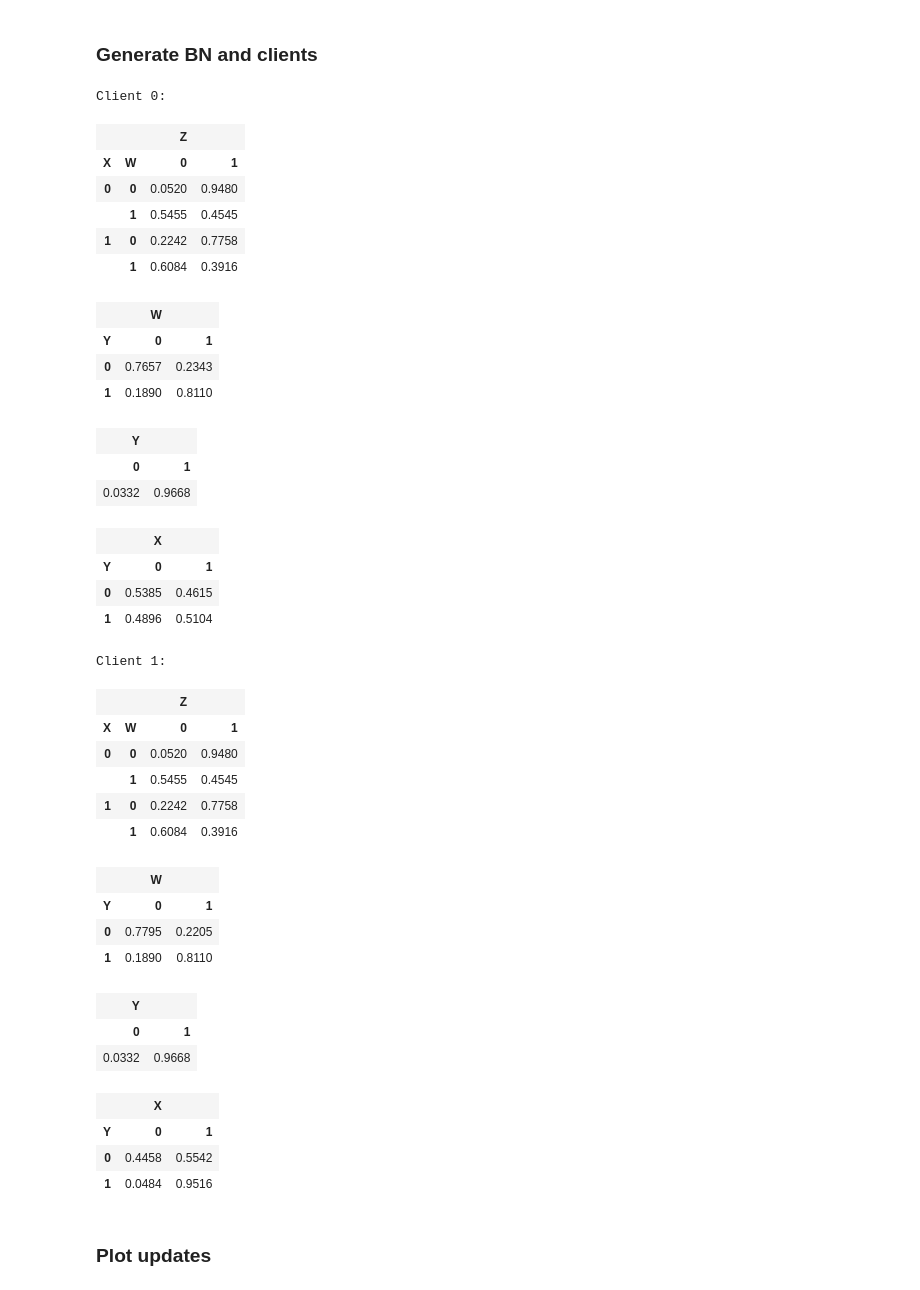
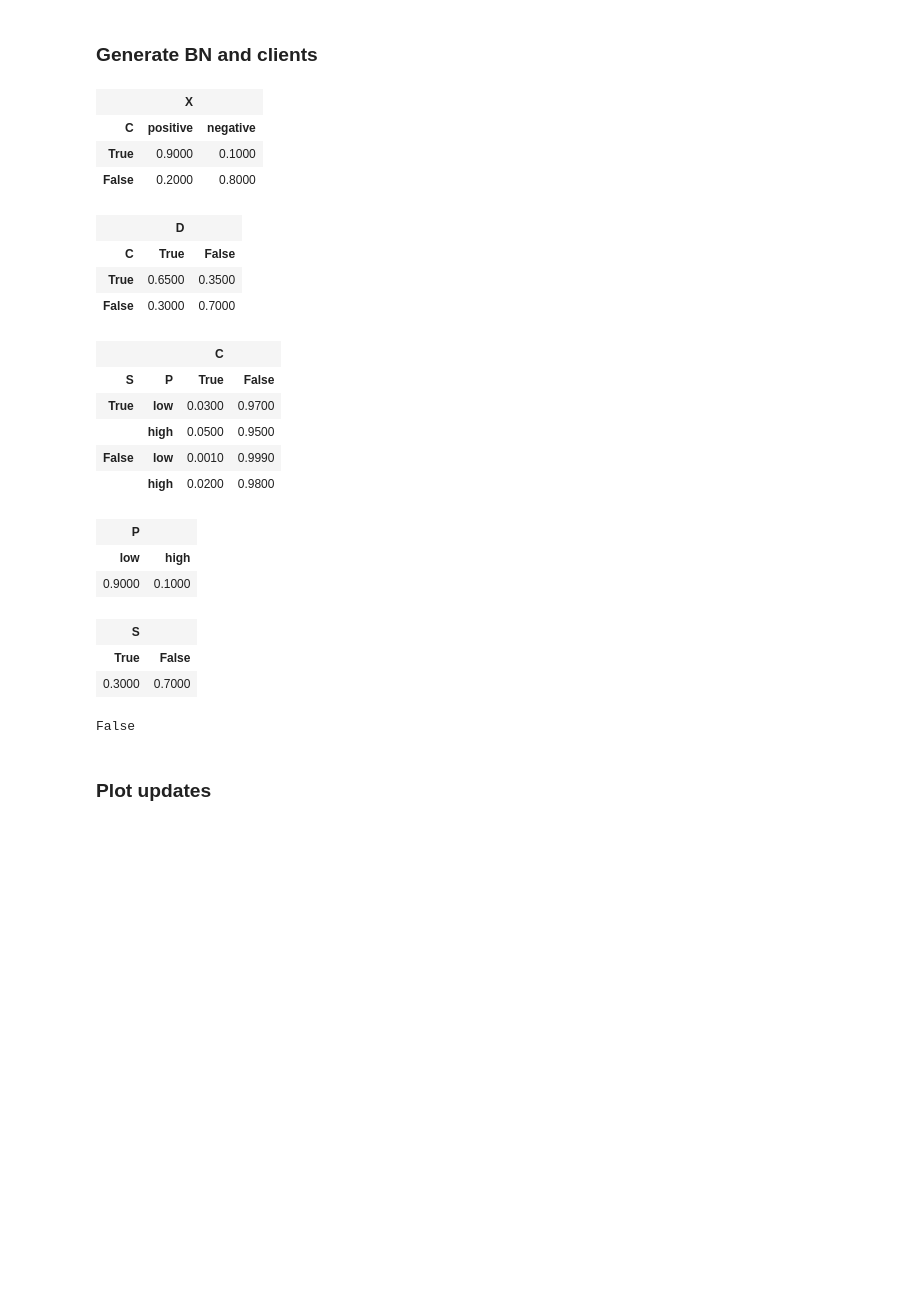
Before and after one commit to Niccolo-Rocchi/BN-FPL, a Jupyter notebook: exps.ipynb, the cells around one changed output. Saved outputs shown, nothing was run; the diff lists cells and outputs as text; code cells hidden in the pictures; blank space fills up the shorter version.

Commit message:
Add exp on IID data, and impl. `__deepcopy__` for some custom classes

```diff
--- a/exps.ipynb
+++ b/exps.ipynb
@@ -18,4 +18,32 @@ from src.mosaic import *  # noqa
 ## Example with 2 clients
 # %% [markdown]
 ### Generate BN and clients
+# %%
+# Get the baseline model
+set_seed()
+bn_base = gum.loadBN("cancer.bif")              # Rare events
+# bn_base = gum.fastBN(f"P->C<-S; C->X; C->D")    # Random probabilities (1)
+# bn_base = gum.fastBN(f"X<-Y->W->Z; X->Z")       # Random probabilities (2)
+gnb.showCPTs(bn_base)
+# %% [output]
+|  | X |  |
+| C | positive | negative |
+| True | 0.9000 | 0.1000 |
+| False | 0.2000 | 0.8000 |
+|  | D |  |
+| C | True | False |
+| True | 0.6500 | 0.3500 |
+| False | 0.3000 | 0.7000 |
+|  |  | C |  |
+| S | P | True | False |
+| True | low | 0.0300 | 0.9700 |
+|  | high | 0.0500 | 0.9500 |
+| False | low | 0.0010 | 0.9990 |
+|  | high | 0.0200 | 0.9800 |
+| P |  |
+| low | high |
+| 0.9000 | 0.1000 |
+| S |  |
+| True | False |
+| 0.3000 | 0.7000 |
 # %%
@@ -44,44 +62,12 @@ for e in range(E):
 
     # Collect
     clients[e] = client
-# %%
-for e in range(E):
-    print(f"Client {e}:\n")
-    gnb.showCPTs(clients[e].gt)
-# %% [output]
-Client 0:
-|  |  | Z |  |
-| X | W | 0 | 1 |
-| 0 | 0 | 0.0520 | 0.9480 |
-|  | 1 | 0.5455 | 0.4545 |
-| 1 | 0 | 0.2242 | 0.7758 |
-|  | 1 | 0.6084 | 0.3916 |
-|  | W |  |
-| Y | 0 | 1 |
-| 0 | 0.7657 | 0.2343 |
-| 1 | 0.1890 | 0.8110 |
-| Y |  |
-| 0 | 1 |
-| 0.0332 | 0.9668 |
-|  | X |  |
-| Y | 0 | 1 |
-| 0 | 0.5385 | 0.4615 |
-| 1 | 0.4896 | 0.5104 |
-Client 1:
-|  |  | Z |  |
-| X | W | 0 | 1 |
-| 0 | 0 | 0.0520 | 0.9480 |
-|  | 1 | 0.5455 | 0.4545 |
-| 1 | 0 | 0.2242 | 0.7758 |
-|  | 1 | 0.6084 | 0.3916 |
-|  | W |  |
-| Y | 0 | 1 |
-| 0 | 0.7795 | 0.2205 |
-| 1 | 0.1890 | 0.8110 |
-| Y |  |
-| 0 | 1 |
-| 0.0332 | 0.9668 |
-|  | X |  |
-| Y | 0 | 1 |
-| 0 | 0.4458 | 0.5542 |
-| 1 | 0.0484 | 0.9516 |
+# %%
+import copy
+
+c = clients[0]
+c_copy = copy.deepcopy(c)
+
+c.cn.cpts["C"] is c_copy.cn.cpts["C"]
+# %% [output]
+False
```
Also changed, not shown: parts of 12 cells of this notebook, 8 other files.
